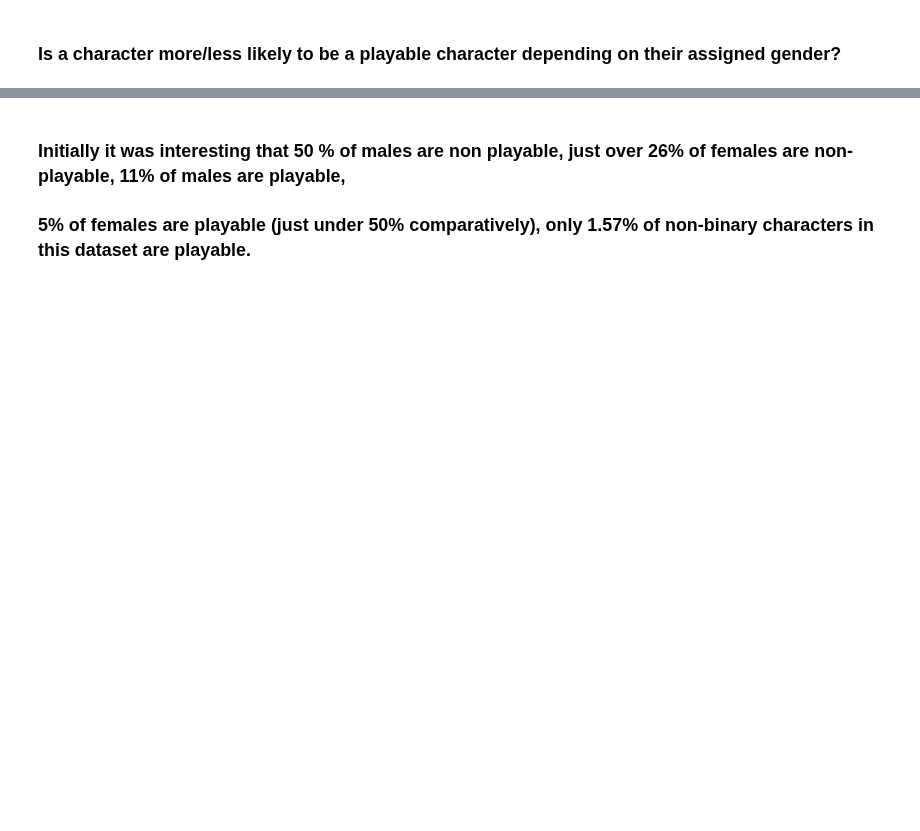
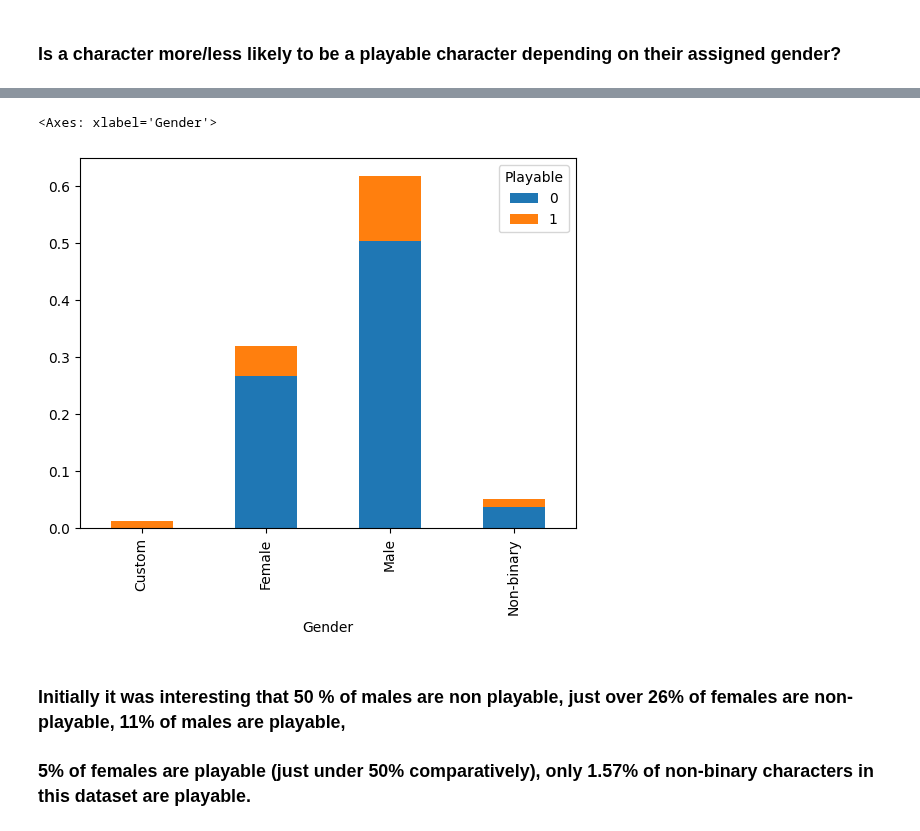
Before and after one commit to hayleyyryan/CFG_Degree_Project_Group_4, a Jupyter notebook: notebooks/archive/character_and_sexualization.ipynb, the cells around one changed output, grey strips where cells are left out. Drawn from its saved outputs; the diff is of its cells as text; code cells hidden in the pictures; blank space fills up the shorter version.

```diff
--- a/notebooks/archive/character_and_sexualization.ipynb
+++ b/notebooks/archive/character_and_sexualization.ipynb
@@ -85,3 +233,10 @@ playable_gen
+# %%
+playable_gen = df_char[['Gender', 'Playable']].value_counts(normalize= True)
+playable_gen_df = playable_gen.unstack()
+playable_gen_df.plot(kind='bar', stacked=True)
+# %% [output]
+<Axes: xlabel='Gender'>
+[figure, added]
 # %% [markdown]
 ### Initially it was interesting that 50 % of males are non playable, just over 26% of females are non-playable, 11% of  males are playable,
 ### 5% of females are playable (just under 50% comparatively), only 1.57% of non-binary characters in this dataset are playable.
```
Also changed, not shown: parts of 30 cells of this notebook, 3 other files.
